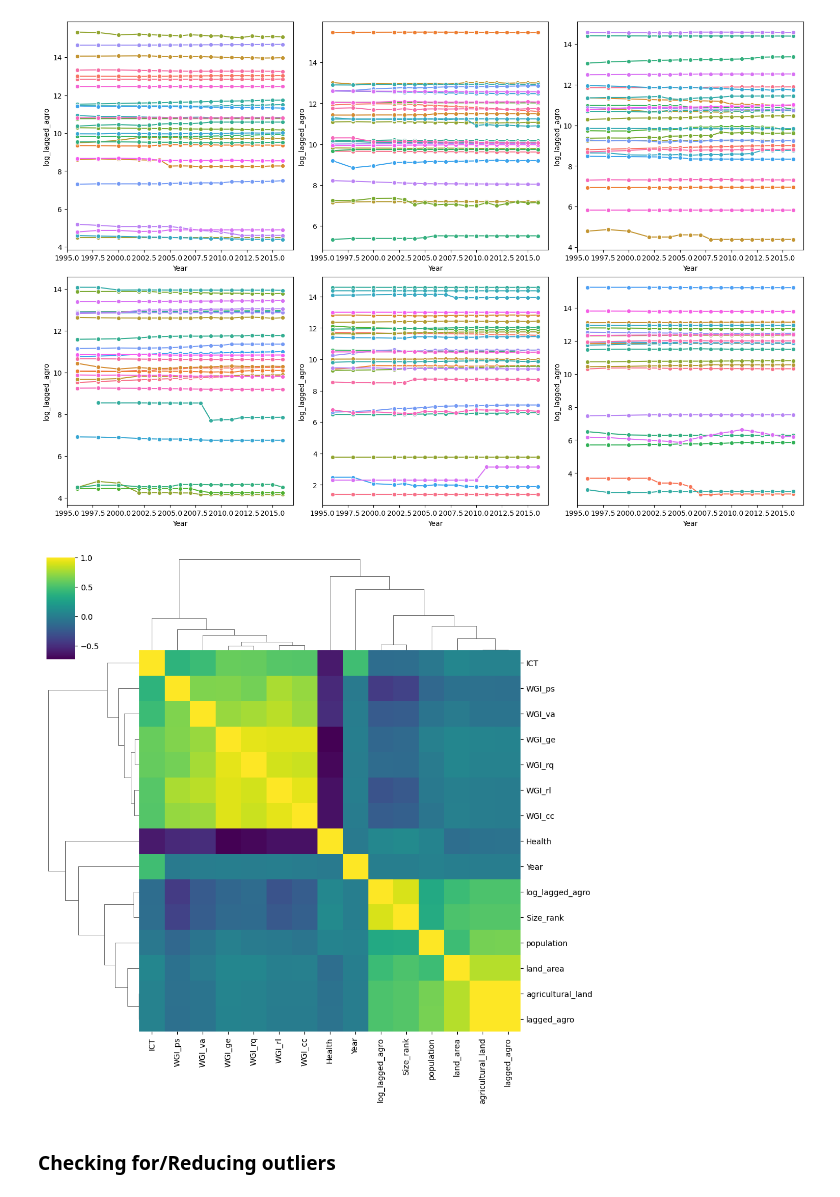
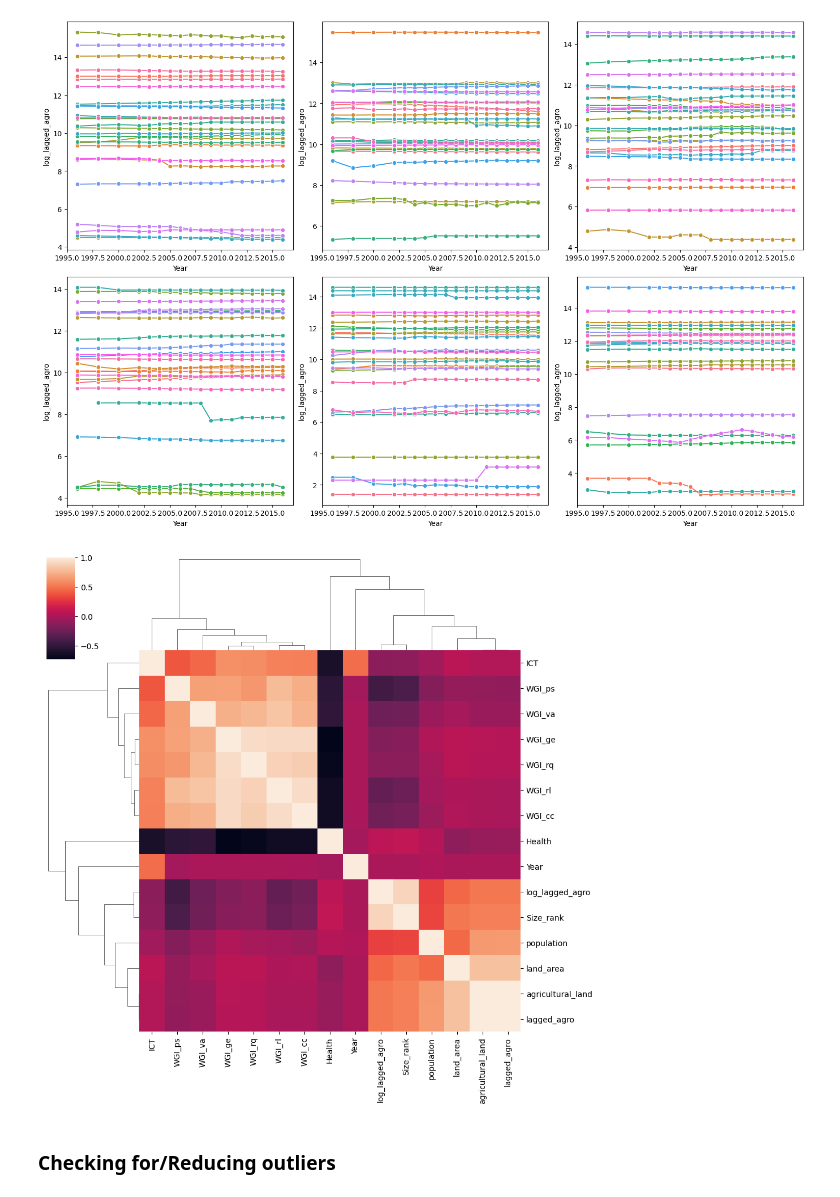
Before and after one commit to marcbarc19/DataScienceExam, a Jupyter notebook: agricultural_land-modelling.ipynb, the cells around one changed output. Saved outputs shown, nothing was run; the diff lists cells and outputs as text; code cells hidden in the pictures.

```diff
--- a/agricultural_land-modelling.ipynb
+++ b/agricultural_land-modelling.ipynb
@@ -655,10 +657,10 @@ plt.show()
 # %%
 agro_num = agro[agro.select_dtypes(exclude=['object']).columns]
 
-sns.clustermap(agro_num.corr(), cmap='viridis')
+sns.clustermap(agro_num.corr())
 plt.show()
 # %% [output]
-[figure, old version]
+[figure, new version]
 # %% [markdown]
 ### Checking for/Reducing outliers
 # %%
```
Also changed, not shown: parts of 100 cells of this notebook, 2 other files.
